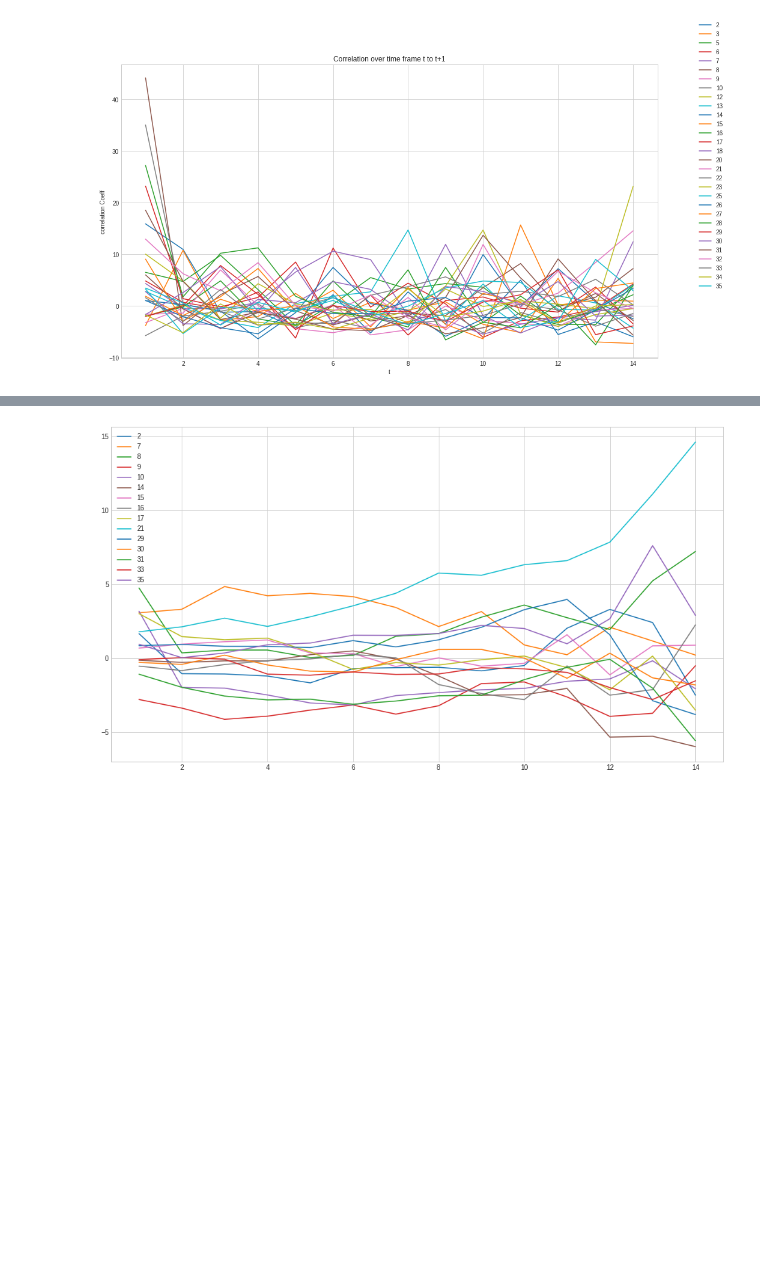
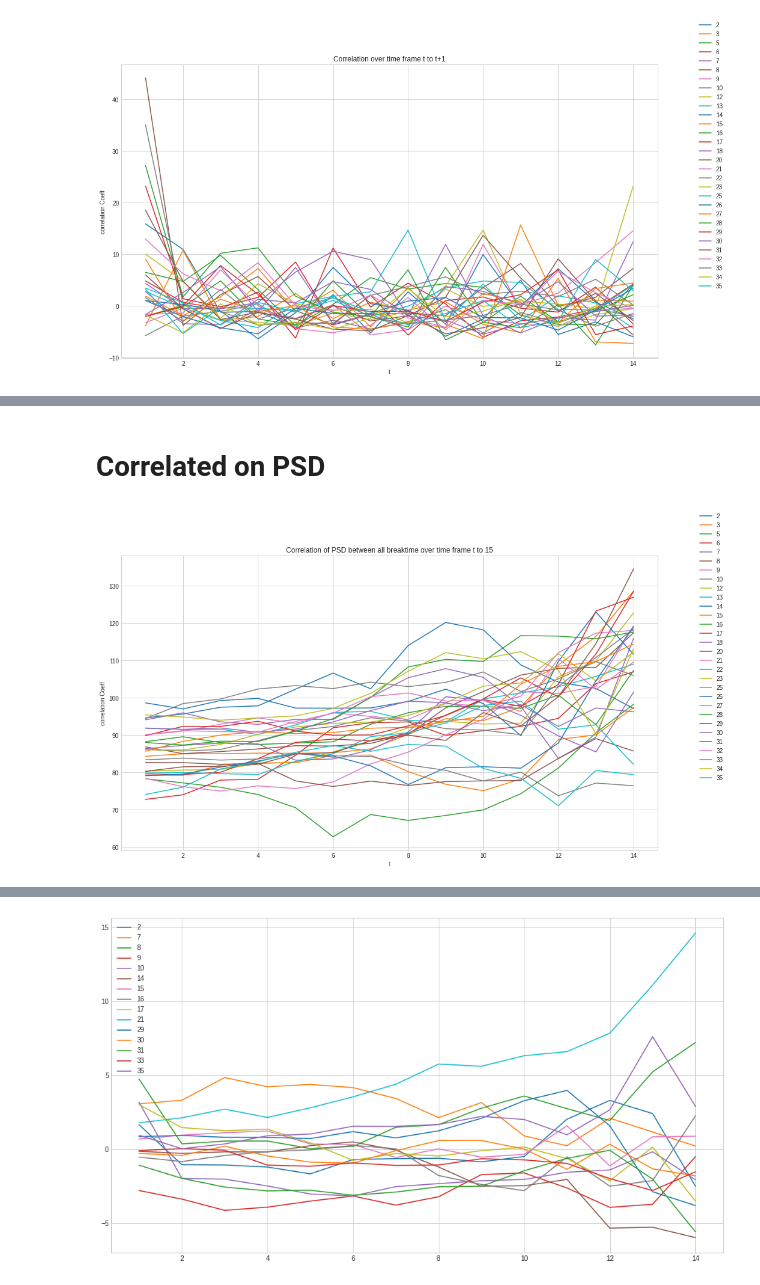
Before and after one commit to akraradets/2021JanHCI, a Jupyter notebook: 3-preprocess/5.Hypothesis3.ipynb, the cells around one changed output, grey strips where cells are left out. Drawn from its saved outputs; the diff is of its cells as text; code cells hidden in the pictures; blank space fills up the shorter version.

```diff
--- a/3-preprocess/5.Hypothesis3.ipynb
+++ b/3-preprocess/5.Hypothesis3.ipynb
@@ -225,0 +262,34 @@ plt.show()
+# %% [markdown]
+# Correlated on PSD
+# %%
+from scipy.signal import correlate
+from mne.time_frequency import tfr_array_morlet,psd_array_welch
+
+filter_list = [[30,None],[13,30],[8,13],[4,8],[1,4]]
+times = [14,13,12,11,10,9,8,7,6,5,4,3,2,1]
+fig,ax = plt.subplots(figsize=(16,9))
+for index in tqdm(range(len(y))):
+    corr_list = []
+    data = X[index]
+    for t in times:
+        corr_sum = 0
+        for i,j in combinations(list(range(18)),2):
+            psd_i, freq = psd_array_welch(data[i][250*t:],sfreq=250 ,n_fft = len(data[i][250*t:]), verbose=False)
+            psd_j, freq = psd_array_welch(data[j][250*t:],sfreq=250 ,n_fft = len(data[j][250*t:]), verbose=False)
+            # data_i = data[i][:,250*t:]
+            # data_j = data[j][:,250*t:]
+            # break
+            corr = np.corrcoef(psd_i, psd_j)
+            # print(corr[0][1])
+            corr_sum += corr[0][1]
+        # print(t, corr_sum)
+        corr_list.append(corr_sum)
+    ax.plot(times,corr_list,label=y[index])
+
+fig.legend()
+ax.set_title('Correlation of PSD between all breaktime over time frame t to 15')
+ax.set_xlabel('t')
+ax.set_ylabel('correlation Coeff')
+plt.show()
+# %% [output]
+[figure, added]
```
Also changed, not shown: parts of 3 cells of this notebook.
